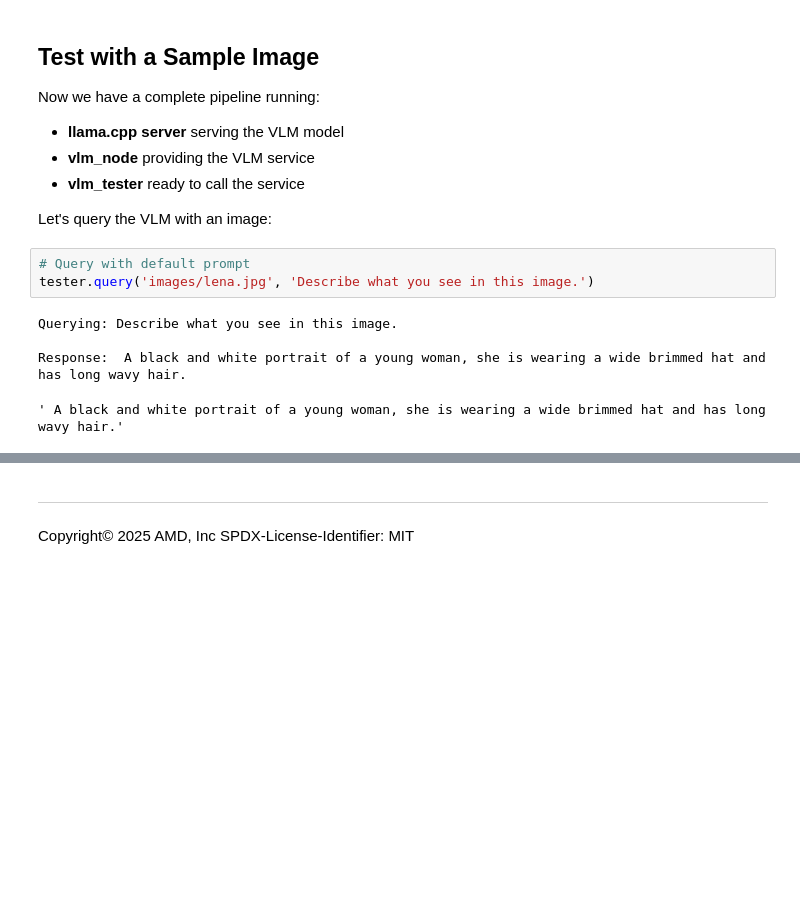
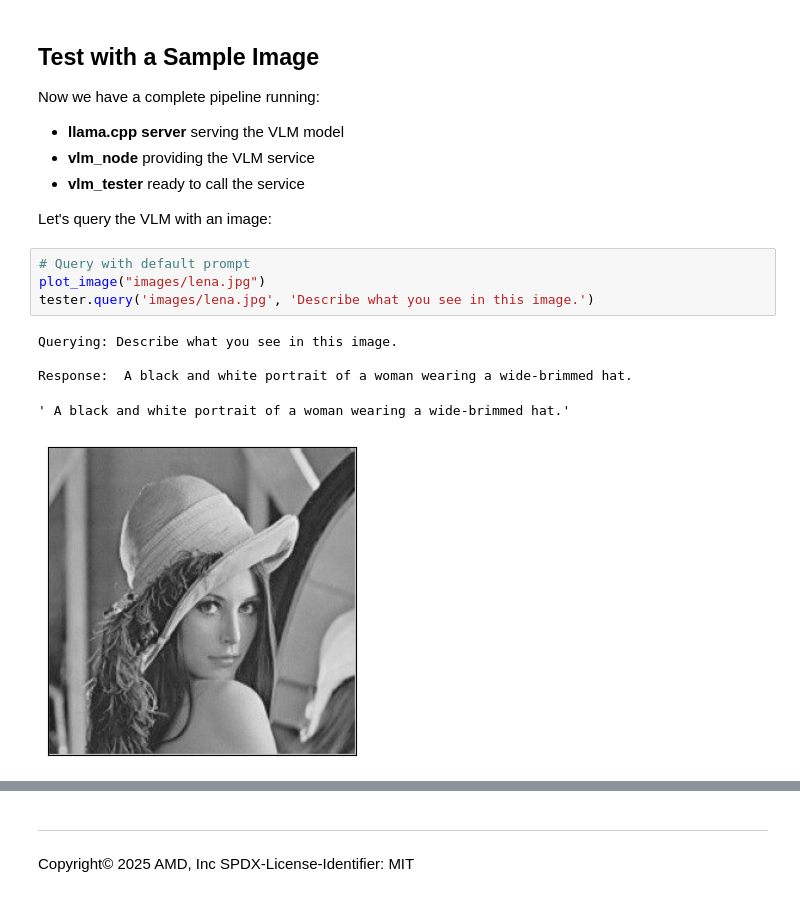
Before and after one commit to skalade/Ryzers, a Jupyter notebook: megadockers/gpu/notebooks/3_vlm_ros_integration.ipynb, the cells around one changed output, grey strips where cells are left out. Saved outputs shown, nothing was run; the diff lists cells and outputs as text; blank space fills up the shorter version.

```diff
--- a/megadockers/gpu/notebooks/3_vlm_ros_integration.ipynb
+++ b/megadockers/gpu/notebooks/3_vlm_ros_integration.ipynb
@@ -222,12 +222,14 @@ Now we have a complete pipeline running:
 Let's query the VLM with an image:
 # %%
 # Query with default prompt
+plot_image("images/lena.jpg")
 tester.query('images/lena.jpg', 'Describe what you see in this image.')
 # %% [output]
 Querying: Describe what you see in this image.
 
-Response:  A black and white portrait of a young woman, she is wearing a wide brimmed hat and has long wavy hair.
+Response:  A black and white portrait of a woman wearing a wide-brimmed hat.
-' A black and white portrait of a young woman, she is wearing a wide brimmed hat and has long wavy hair.'
+' A black and white portrait of a woman wearing a wide-brimmed hat.'
+[figure, added]
 # %% [markdown]
 ## Robot Planning with VLMs
 
```
Also changed, not shown: parts of 22 cells of this notebook, 1 other file.
